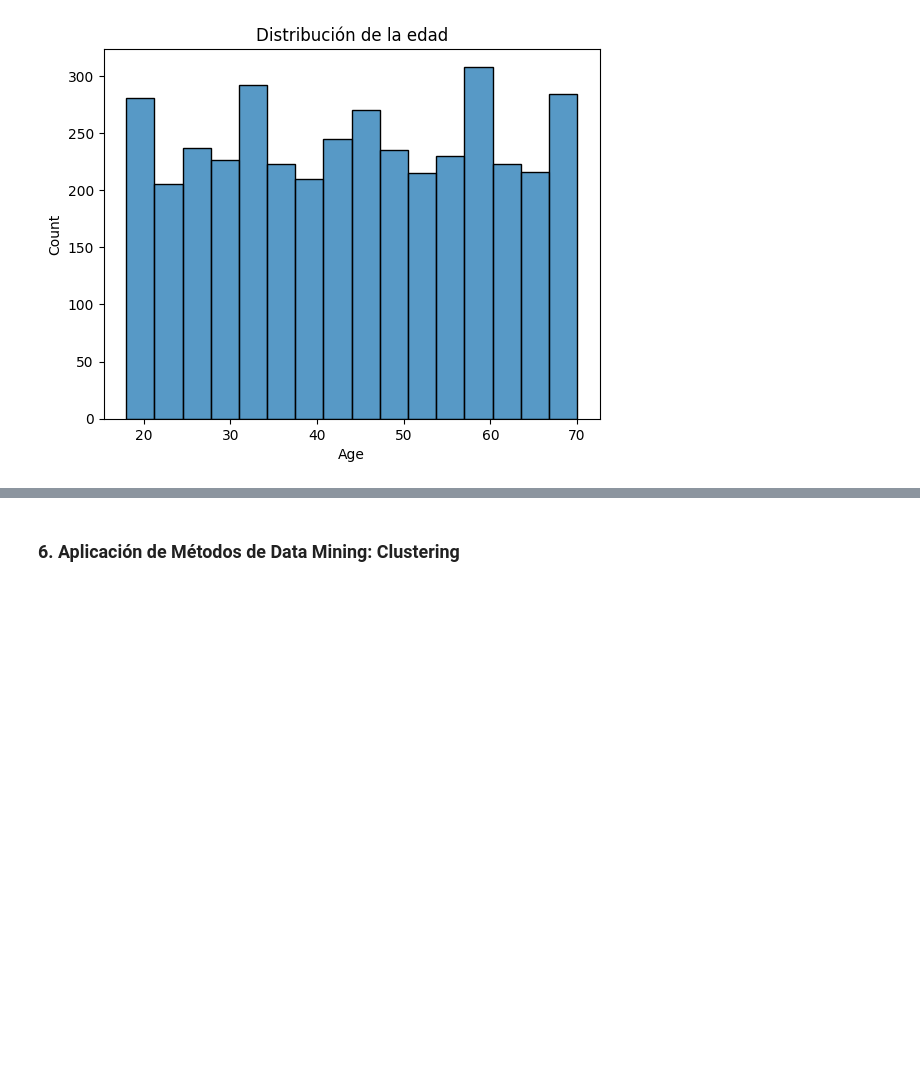
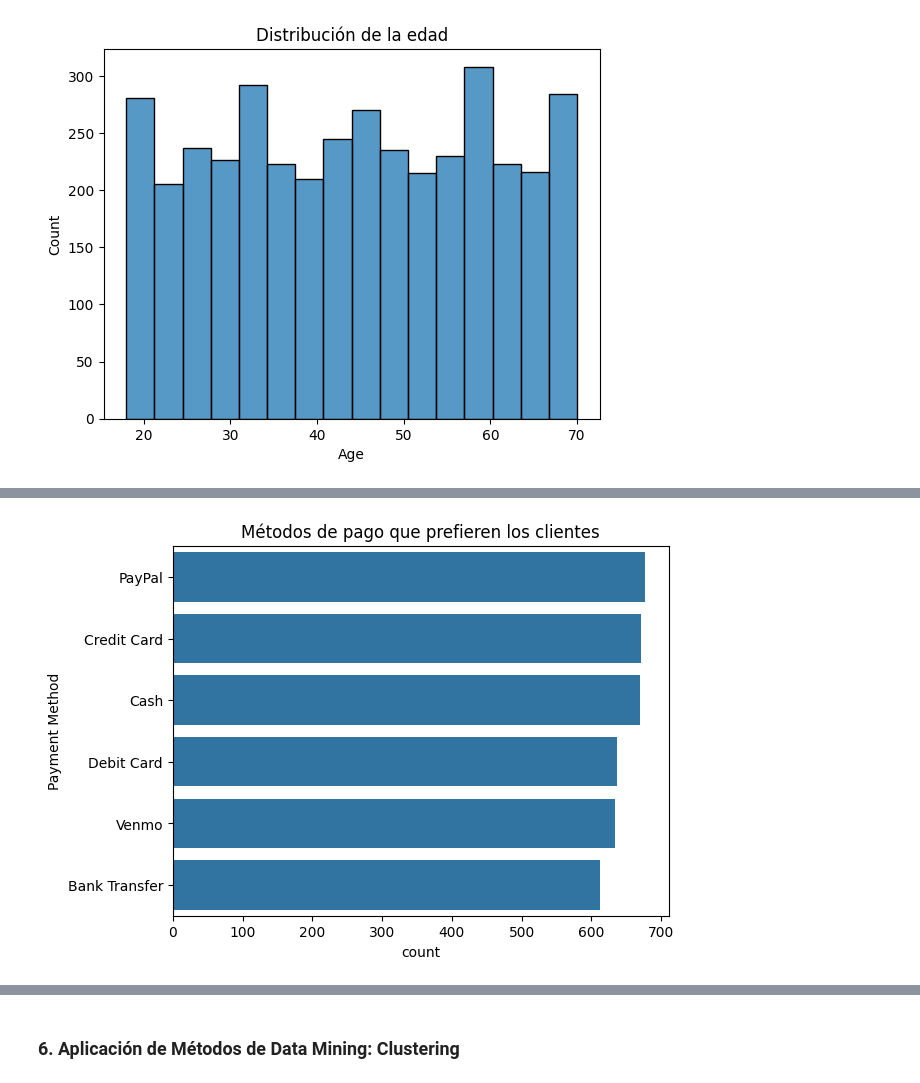
Before and after one commit to kepler296e/tp_info, a Jupyter notebook: notebook.ipynb, the cells around one changed output, grey strips where cells are left out. Drawn from its saved outputs; the diff is of its cells as text; code cells hidden in the pictures; blank space fills up the shorter version.

```diff
--- a/notebook.ipynb
+++ b/notebook.ipynb
@@ -97,0 +98,7 @@ plt.show()
+# %%
+# Métodos de pago que prefieren los clientes
+sns.countplot(data=df, y='Payment Method', order=df['Payment Method'].value_counts().index)
+plt.title('Métodos de pago que prefieren los clientes')
+plt.show()
+# %% [output]
+[figure, added]
```
Also changed, not shown: parts of 3 cells of this notebook.
